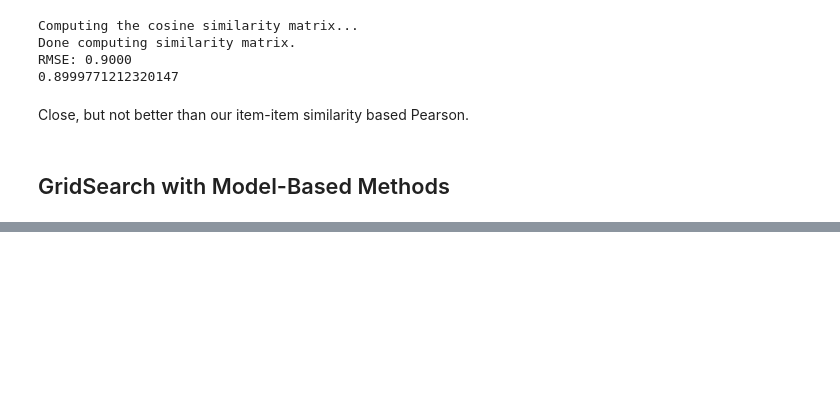
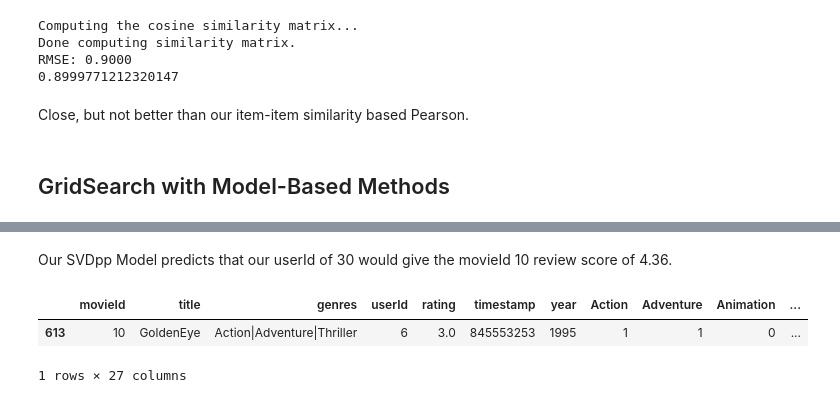
Before and after one commit to MackoyS/movielens-recommendation-system, a Jupyter notebook: eda_mackoy.ipynb, the cells around one changed output, grey strips where cells are left out. Cells and saved outputs as stored; diff of their text form; code cells hidden in the pictures; blank space fills up the shorter version.

Commit message:
Update to EDA with additional model work.

```diff
--- a/eda_mackoy.ipynb
+++ b/eda_mackoy.ipynb
@@ -650,0 +738,9 @@ print(gs_model.best_params["rmse"])
+# %% [markdown]
+Our SVDpp Model predicts that our userId of 30 would give the movieId 10 review score of 4.36.
+# %%
+# Checking what movie 10 is. Goldeneye, great film!
+movie.loc[(movie['movieId'] == 10)].head(1)
+# %% [output]
+|  | movieId | title | genres | userId | rating | timestamp | year | Action | Adventure | Animation | ... |
+| 613 | 10 | GoldenEye | Action|Adventure|Thriller | 6 | 3.0 | 845553253 | 1995 | 1 | 1 | 0 | ... |
+1 rows × 27 columns
```
Also changed, not shown: parts of 22 cells of this notebook.
